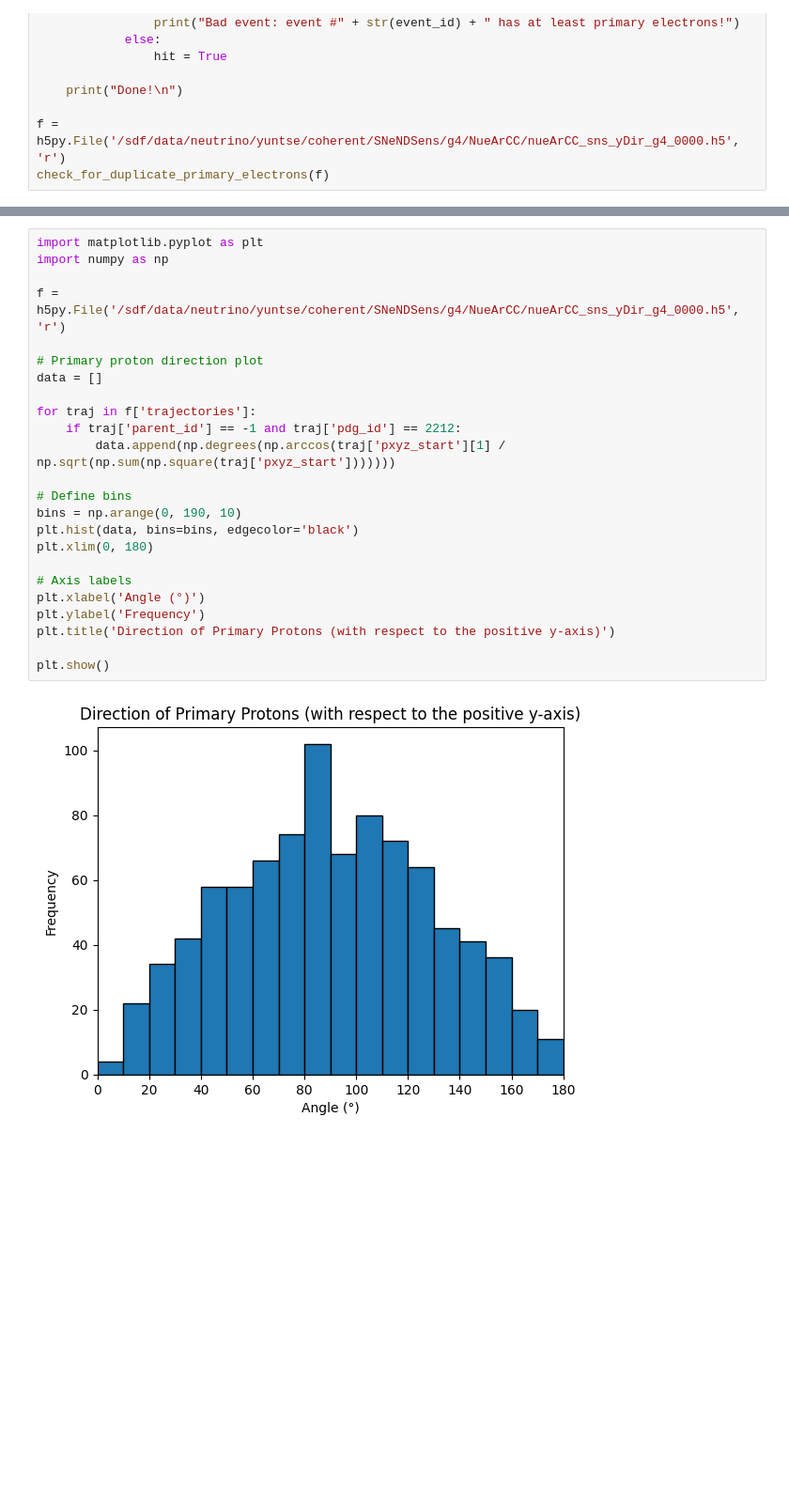
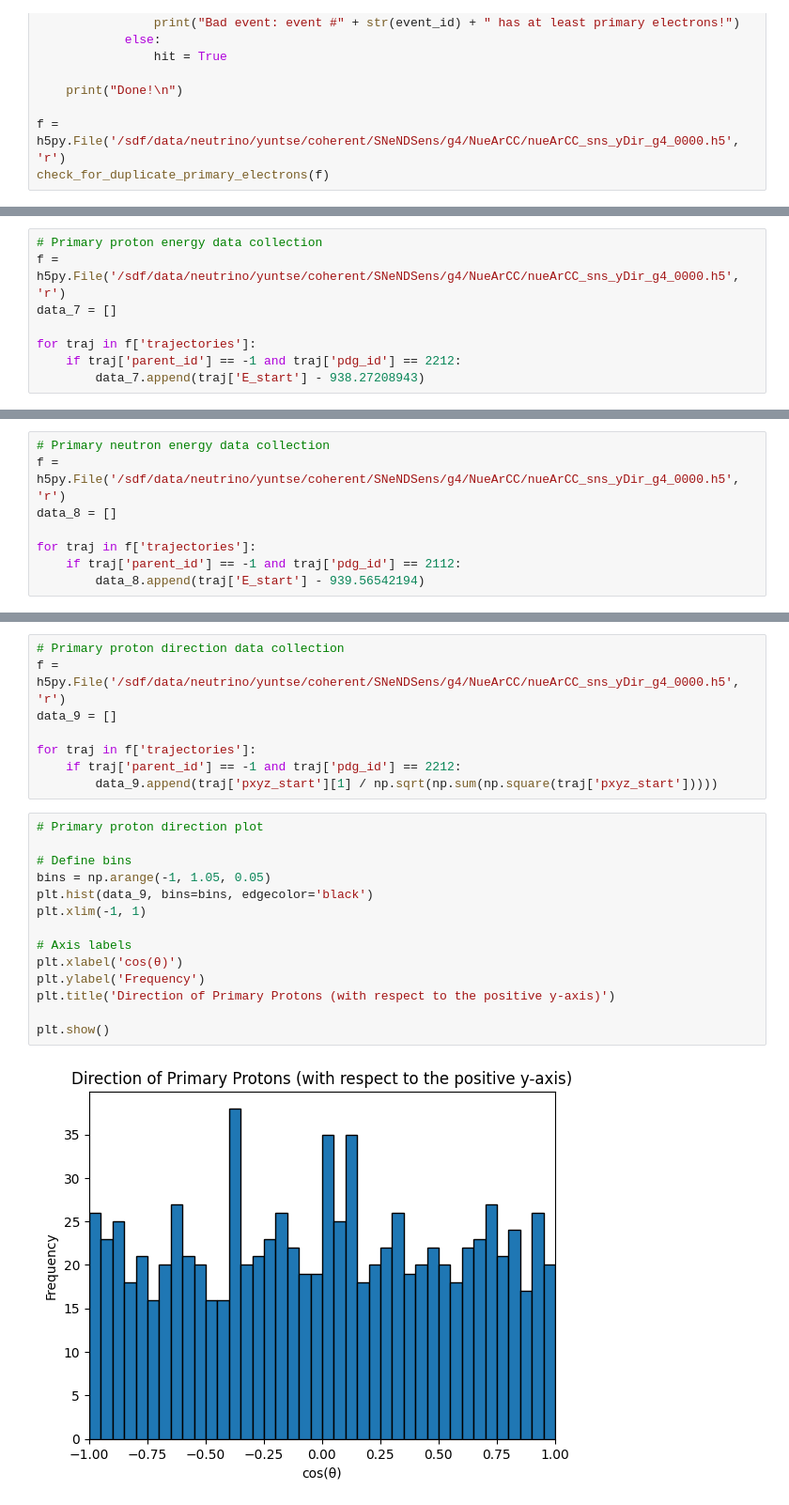
Before and after one commit to vaccarojohn/SNeNDSim, a Jupyter notebook: sim/verify_signal.ipynb, the cells around one changed output, grey strips where cells are left out. Shown at 94% size. Cells and saved outputs as stored; diff of their text form; blank space fills up the shorter version.

```diff
--- a/sim/verify_signal.ipynb
+++ b/sim/verify_signal.ipynb
@@ -336 +324,9 @@ plt.show()
+# %%
+# Primary proton energy data collection
+f = h5py.File('/sdf/data/neutrino/yuntse/coherent/SNeNDSens/g4/NueArCC/nueArCC_sns_yDir_g4_0000.h5', 'r')
+data_7 = []
+
+for traj in f['trajectories']:
+    if traj['parent_id'] == -1 and traj['pdg_id'] == 2212:
+        data_7.append(traj['E_start'] - 938.27208943)
 # %%
@@ -362 +348,9 @@ plt.show()
+# %%
+# Primary neutron energy data collection
+f = h5py.File('/sdf/data/neutrino/yuntse/coherent/SNeNDSens/g4/NueArCC/nueArCC_sns_yDir_g4_0000.h5', 'r')
+data_8 = []
+
+for traj in f['trajectories']:
+    if traj['parent_id'] == -1 and traj['pdg_id'] == 2112:
+        data_8.append(traj['E_start'] - 939.56542194)
 # %%
@@ -388,26 +372,24 @@ plt.show()
+# %%
+# Primary proton direction data collection
+f = h5py.File('/sdf/data/neutrino/yuntse/coherent/SNeNDSens/g4/NueArCC/nueArCC_sns_yDir_g4_0000.h5', 'r')
+data_9 = []
+
+for traj in f['trajectories']:
+    if traj['parent_id'] == -1 and traj['pdg_id'] == 2212:
+        data_9.append(traj['pxyz_start'][1] / np.sqrt(np.sum(np.square(traj['pxyz_start']))))
 # %%
-import matplotlib.pyplot as plt
-import numpy as np
-
-f = h5py.File('/sdf/data/neutrino/yuntse/coherent/SNeNDSens/g4/NueArCC/nueArCC_sns_yDir_g4_0000.h5', 'r')
-
 # Primary proton direction plot
-data = []
-
-for traj in f['trajectories']:
-    if traj['parent_id'] == -1 and traj['pdg_id'] == 2212:
-        data.append(np.degrees(np.arccos(traj['pxyz_start'][1] / np.sqrt(np.sum(np.square(traj['pxyz_start']))))))
 
 # Define bins
-bins = np.arange(0, 190, 10)
-plt.hist(data, bins=bins, edgecolor='black')
-plt.xlim(0, 180)
+bins = np.arange(-1, 1.05, 0.05)
+plt.hist(data_9, bins=bins, edgecolor='black')
+plt.xlim(-1, 1)
 
 # Axis labels
-plt.xlabel('Angle (°)')
+plt.xlabel('cos(θ)')
 plt.ylabel('Frequency')
 plt.title('Direction of Primary Protons (with respect to the positive y-axis)')
 
 plt.show()
 # %% [output]
-[figure, old version]
+[figure, new version]
```
Also changed, not shown: parts of 27 cells of this notebook.
